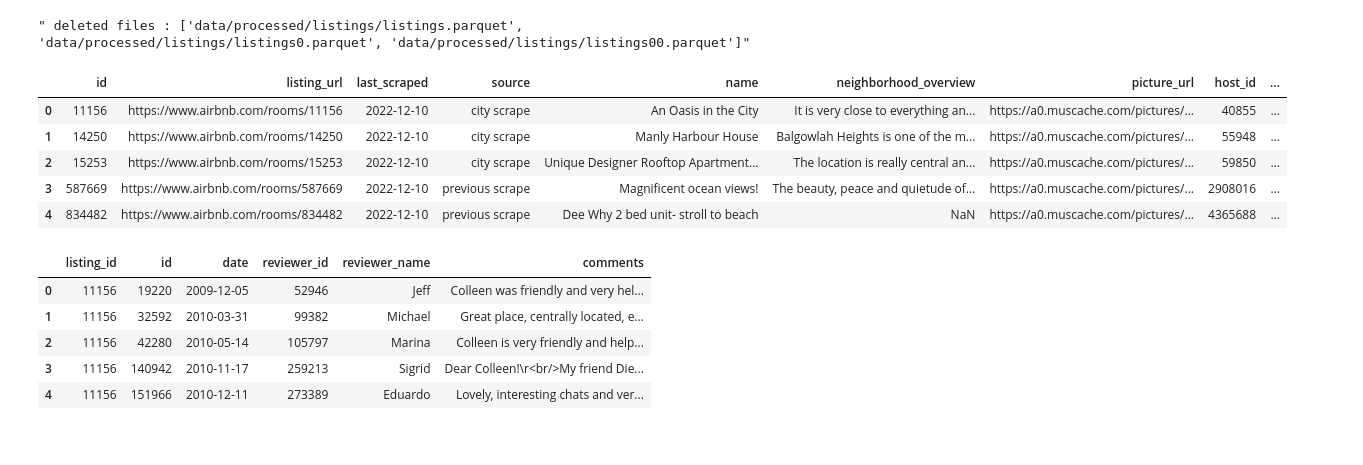
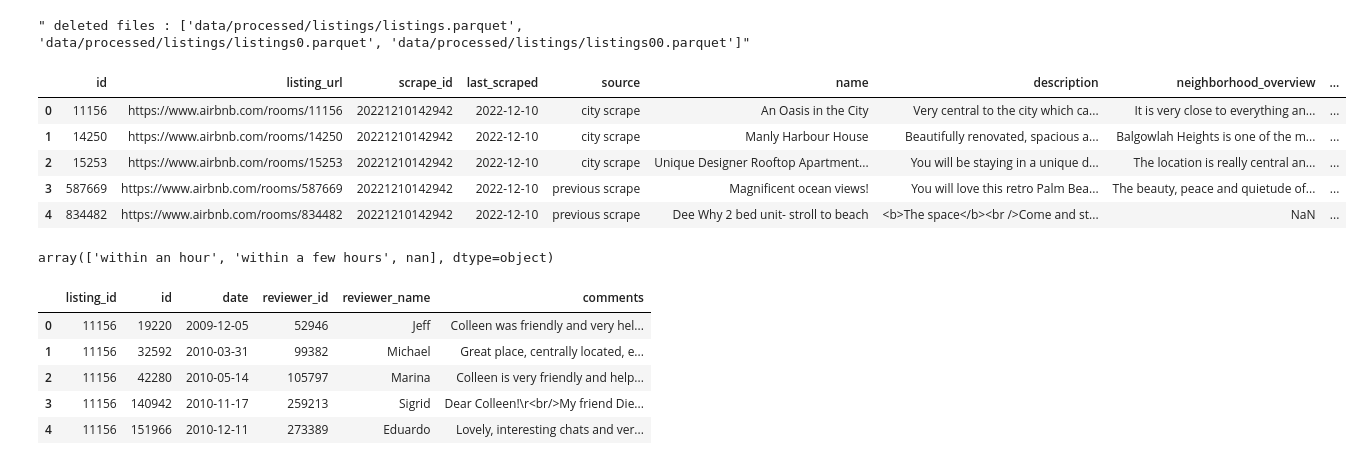
Before and after one commit to Bee0933/inside-airbnb-pipeline, a Jupyter notebook: test.ipynb, the cells around one changed output. Drawn from its saved outputs; the diff is of its cells as text; code cells hidden in the pictures.

```diff
--- a/test.ipynb
+++ b/test.ipynb
@@ -206,15 +206,19 @@ delete_files_and_dir(rm_path,ext)
 import pandas as pd
 # %%
 pd.set_option('display.max_columns', None)
-dt = pd.read_csv("flows/data.csv").head()
+dt = pd.read_csv("data/listings_details/listings_details.csv.zip", compression='zip').head()
 dt
 # %% [output]
-|  | id | listing_url | last_scraped | source | name | neighborhood_overview | picture_url | host_id | ... |
-| 0 | 11156 | https://www.airbnb.com/rooms/11156 | 2022-12-10 | city scrape | An Oasis in the City | It is very close to everything an... | https://a0.muscache.com/pictures/... | 40855 | ... |
-| 1 | 14250 | https://www.airbnb.com/rooms/14250 | 2022-12-10 | city scrape | Manly Harbour House | Balgowlah Heights is one of the m... | https://a0.muscache.com/pictures/... | 55948 | ... |
-| 2 | 15253 | https://www.airbnb.com/rooms/15253 | 2022-12-10 | city scrape | Unique Designer Rooftop Apartment... | The location is really central an... | https://a0.muscache.com/pictures/... | 59850 | ... |
-| 3 | 587669 | https://www.airbnb.com/rooms/587669 | 2022-12-10 | previous scrape | Magnificent ocean views! | The beauty, peace and quietude of... | https://a0.muscache.com/pictures/... | 2908016 | ... |
-| 4 | 834482 | https://www.airbnb.com/rooms/834482 | 2022-12-10 | previous scrape | Dee Why 2 bed unit- stroll to beach | NaN | https://a0.muscache.com/pictures/... | 4365688 | ... |
+|  | id | listing_url | scrape_id | last_scraped | source | name | description | neighborhood_overview | ... |
+| 0 | 11156 | https://www.airbnb.com/rooms/11156 | 20221210142942 | 2022-12-10 | city scrape | An Oasis in the City | Very central to the city which ca... | It is very close to everything an... | ... |
+| 1 | 14250 | https://www.airbnb.com/rooms/14250 | 20221210142942 | 2022-12-10 | city scrape | Manly Harbour House | Beautifully renovated, spacious a... | Balgowlah Heights is one of the m... | ... |
+| 2 | 15253 | https://www.airbnb.com/rooms/15253 | 20221210142942 | 2022-12-10 | city scrape | Unique Designer Rooftop Apartment... | You will be staying in a unique d... | The location is really central an... | ... |
+| 3 | 587669 | https://www.airbnb.com/rooms/587669 | 20221210142942 | 2022-12-10 | previous scrape | Magnificent ocean views! | You will love this retro Palm Bea... | The beauty, peace and quietude of... | ... |
+| 4 | 834482 | https://www.airbnb.com/rooms/834482 | 20221210142942 | 2022-12-10 | previous scrape | Dee Why 2 bed unit- stroll to beach | <b>The space</b><br />Come and st... | NaN | ... |
+# %%
+dt.host_response_time.unique()
+# %% [output]
+array(['within an hour', 'within a few hours', nan], dtype=object)
 # %%
 pd.set_option('display.max_columns', None)
 df1 = pd.read_csv("data/reviews_details/reviews_details.csv.zip", compression="zip", header=0, sep=",").head()
```
Also changed, not shown: 19 other files.
